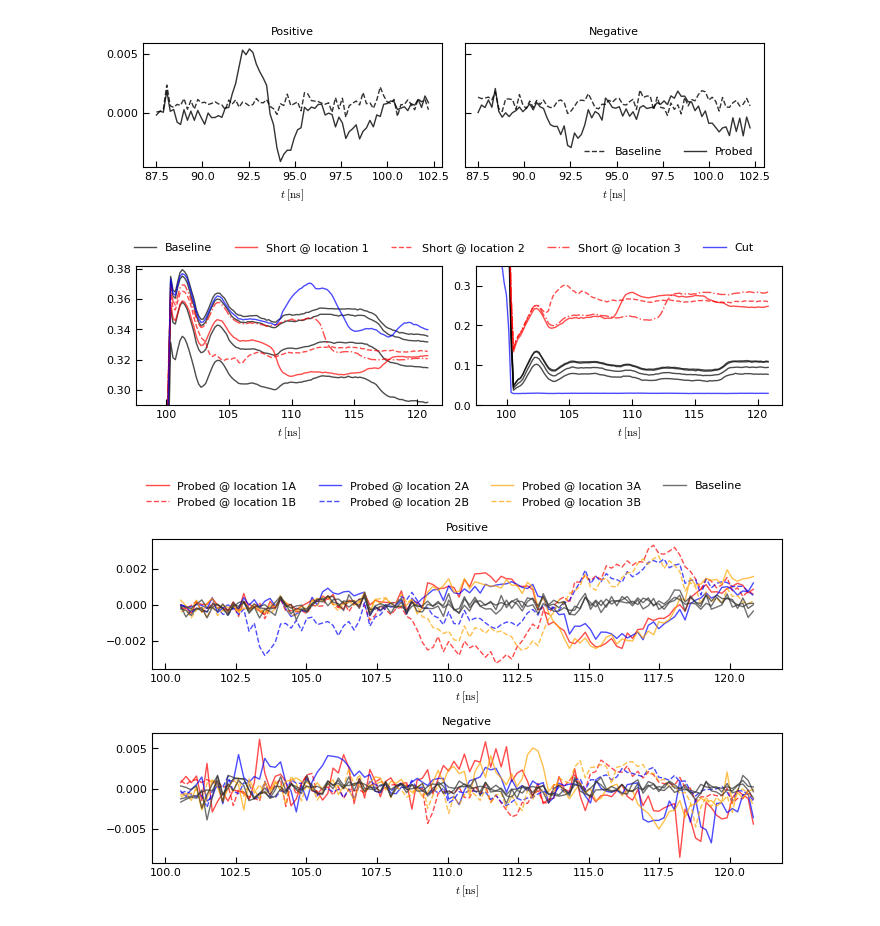
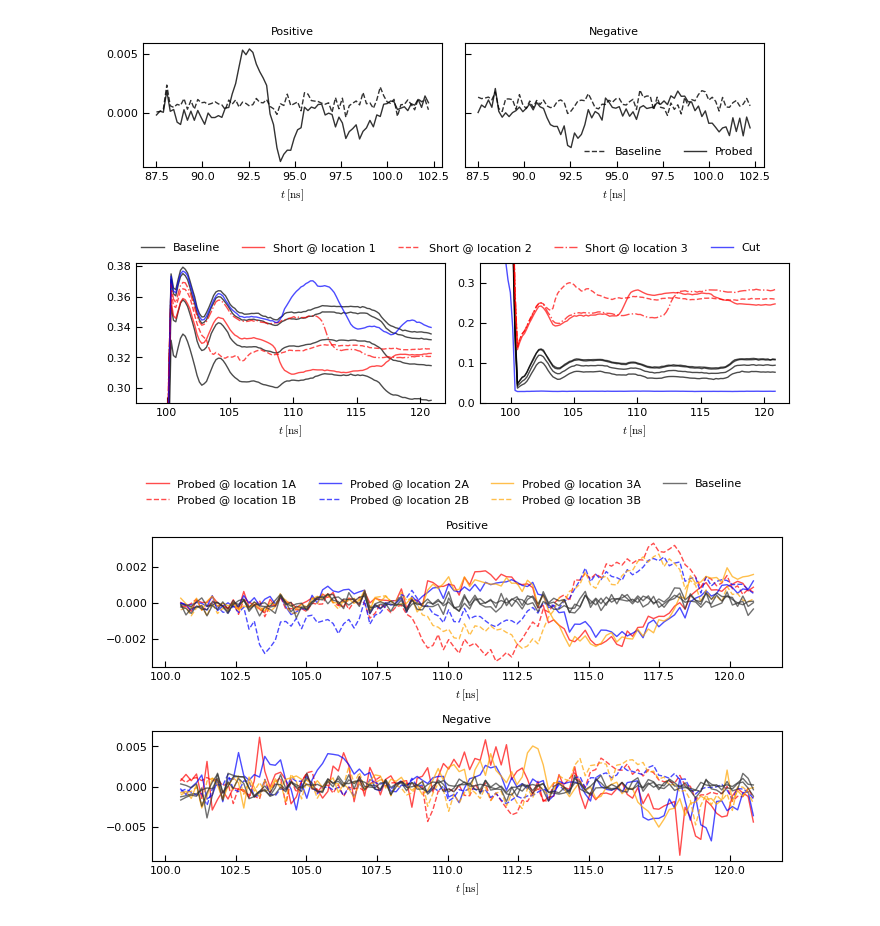
Before and after one commit to jaseg/sampling-mesh-monitor, a Jupyter notebook: risetime_measurements/Traces.ipynb, the cells around one changed output. Saved outputs shown, nothing was run; the diff lists cells and outputs as text; code cells hidden in the pictures.

Commit message:
Fix legends not showing up in some plots

```diff
--- a/risetime_measurements/Traces.ipynb
+++ b/risetime_measurements/Traces.ipynb
@@ -631,36 +643,37 @@ with plt.rc_context({
             'run3_pi3hdx_manip_baseline2': ('', 'black', '-'),
             'run3_pi3hdx_manip_baseline3': ('', 'black', '-'),
             'run3_pi3hdx_manip_baseline4': ('', 'black', '-'),
             'run3_pi3hdx_manip_short1':    ('Short @ location 1', 'red', '-'),
             'run3_pi3hdx_manip_short2':    ('Short @ location 2', 'red', '--'),
             'run3_pi3hdx_manip_short3':    ('Short @ location 3', 'red', '-.'),
             'run3_pi3hdx_manip_cut':       ('Cut', 'blue', '-'),
         }.items():
         d = meas[name]
         _1, _, foo = name.rpartition('_')
         h, = axs[0].plot(t[ivl_start:ivl_end], d['adc1'][ivl_start:ivl_end], color=color, alpha=0.7, linestyle=linestyle)
         h, = axs[1].plot(t[ivl_start:ivl_end], d['adc2'][ivl_start:ivl_end], color=color, alpha=0.7, linestyle=linestyle)
         if label:
             legend_handles.append(h)
             legend_names.append(label)
         #axs[1].plot(d['adc2'] - d['adc1'])
 
-    fig.legend(legend_handles, legend_names, loc='upper center', ncol=5, bbox_to_anchor=[0.5, 1.1])
+    fig.tight_layout()
+    fig.subplots_adjust(top=0.8, bottom=0.1)
+    fig.legend(legend_handles, legend_names, loc='upper center', ncol=5, bbox_to_anchor=[0.5, 0.95])
     #axs[1].legend(loc='lower right', ncol=3)
     axs[1].set_xlabel(r'$t\;[\mathrm{ns}]$')
     #axs[0].set_xlim([87, 102])
     #axs[1].set_xlim([87, 102])
     axs[0].set_ylim([0.29, 0.382])
     axs[1].set_ylim([0.00, 0.35])
     axs[0].set_xlabel(r'$t\;[\mathrm{ns}]$')
     axs[1].set_xlabel(r'$t\;[\mathrm{ns}]$')
     axs[0].grid()
     axs[1].grid()
-    fig.tight_layout()
 
 fig.savefig('../paper/fig_manip_shape.pdf')
 # %% [output]
-[figure, old version]
+[figure, new version]
 # %%
 with plt.rc_context({
     'legend.fontsize': 8,
```
Also changed, not shown: parts of 8 cells of this notebook, 3 other files.
